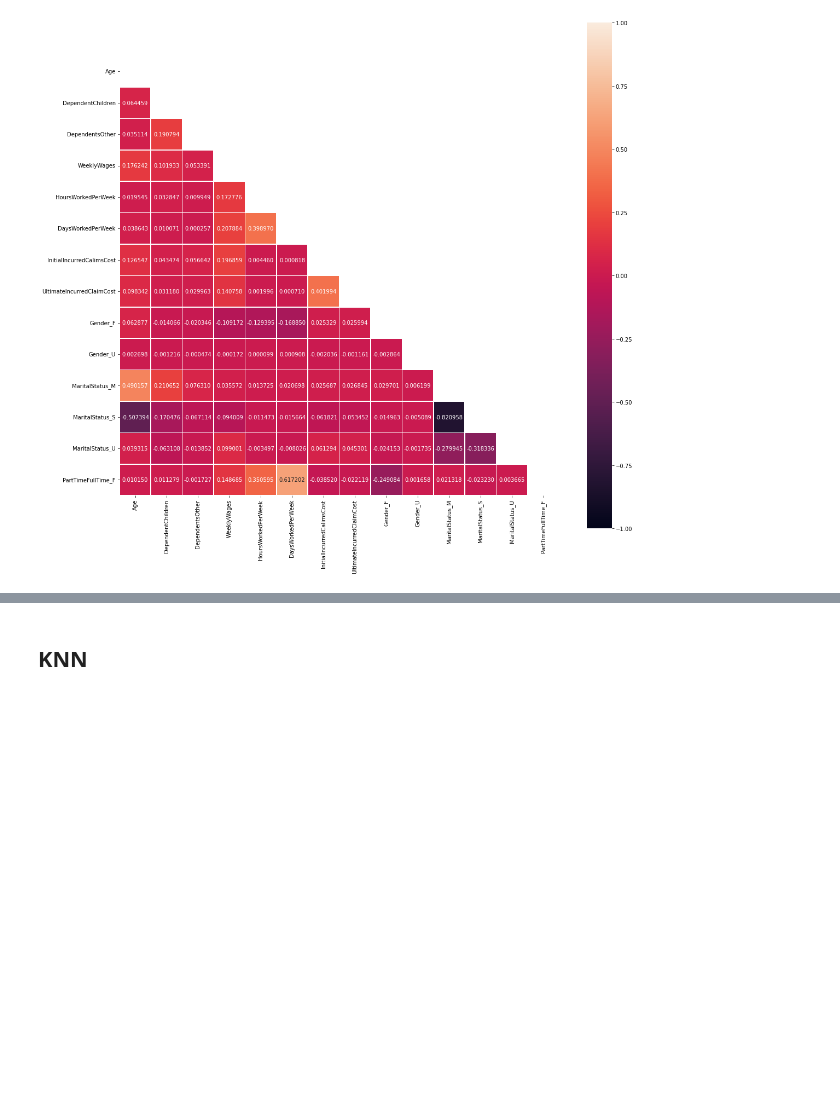
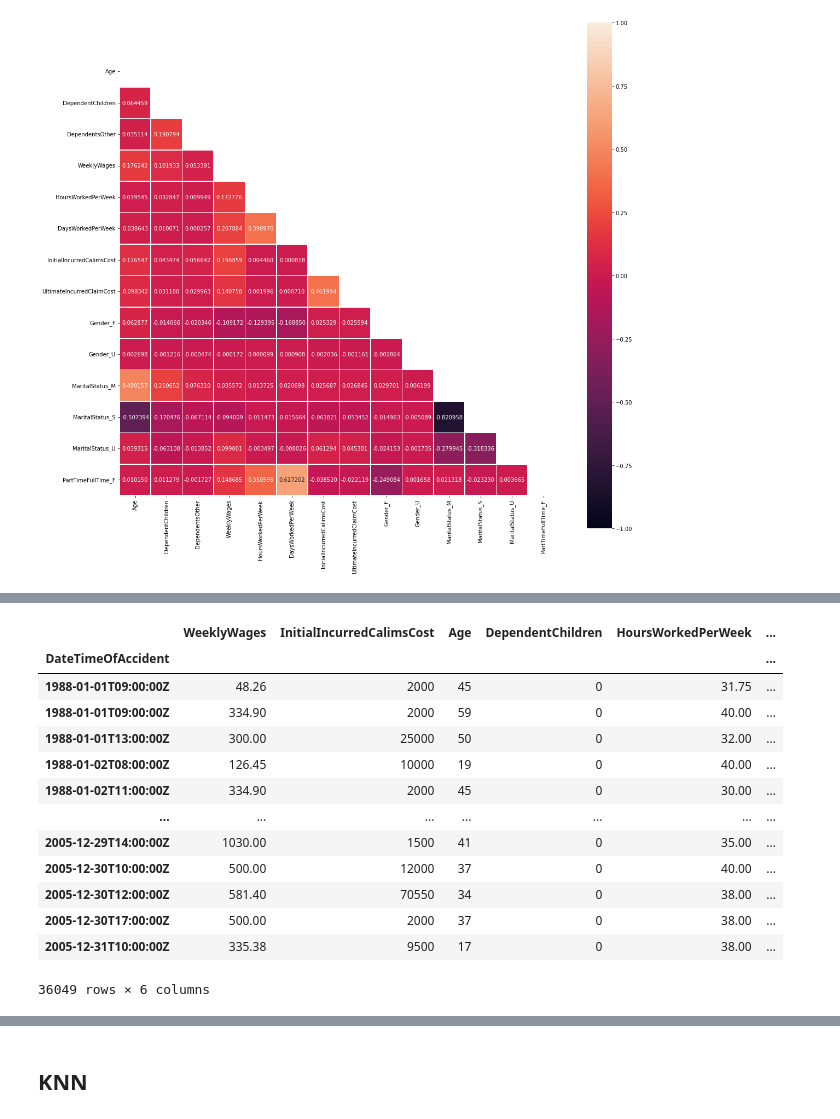
Before and after one commit to MariaBlancoGonzalez/MachineLearningTechniques, a Jupyter notebook: notebooks/SupervisedLearning.ipynb, the cells around one changed output, grey strips where cells are left out. Cells and saved outputs as stored; diff of their text form; code cells hidden in the pictures; blank space fills up the shorter version.

```diff
--- a/notebooks/SupervisedLearning.ipynb
+++ b/notebooks/SupervisedLearning.ipynb
@@ -315,5 +333,5 @@ plt.show()
 # %%
-features_selected = ['WeeklyWages', 'InitialIncurredCalimsCost','Age','DependentChildren','DependentsOther','UltimateIncurredClaimCost'] # 'HoursWorkedPerWeek',  'Age'
+features_selected = ['WeeklyWages', 'InitialIncurredCalimsCost','Age','DependentChildren','HoursWorkedPerWeek', 'UltimateIncurredClaimCost'] # 'HoursWorkedPerWeek',  'Age'
 # %%
 def get_last_years(df):
   time = df['DateTimeOfAccident'].to_numpy().tolist()
@@ -328,18 +347 @@ def get_last_years(df):
   print('Última poliza: ', time[-1])
-# %%
-df_regressor = df_regressor.set_index('DateTimeOfAccident')
-
-'''train = dft_sorted_by_acctime.loc['1988-01-01T09:00:00Z':'2003-01-01T00:00:00Z']
-test  = dft_sorted_by_acctime.loc['2003-01-01T05:00:00Z':]'''
-
-#test.reset_index(drop = True, inplace = True)
-
-train = df_regressor[features_selected]
-test = df_regressor['UltimateIncurredClaimCost']
-
-X_train, X_test, y_train, y_test = train_test_split(train, test, test_size=0.33, random_state=42)
-X_train.reset_index(drop = True, inplace = True)
-#df_regressor = df_regressor.reset_index(drop = True, inplace = True)
-# rest index avoid problems in cross validation
-print(train.head())
-train.head()
@@ -362,0 +351,18 @@ DateTimeOfAccident                 ...
+# %%
+df_regressor = df_regressor[features_selected]
+df_regressor
+# %% [output]
+|  | WeeklyWages | InitialIncurredCalimsCost | Age | DependentChildren | HoursWorkedPerWeek | ... |
+| DateTimeOfAccident |  |  |  |  |  | ... |
+| 1988-01-01T09:00:00Z | 48.26 | 2000 | 45 | 0 | 31.75 | ... |
+| 1988-01-01T09:00:00Z | 334.90 | 2000 | 59 | 0 | 40.00 | ... |
+| 1988-01-01T13:00:00Z | 300.00 | 25000 | 50 | 0 | 32.00 | ... |
+| 1988-01-02T08:00:00Z | 126.45 | 10000 | 19 | 0 | 40.00 | ... |
+| 1988-01-02T11:00:00Z | 334.90 | 2000 | 45 | 0 | 30.00 | ... |
+| ... | ... | ... | ... | ... | ... | ... |
+| 2005-12-29T14:00:00Z | 1030.00 | 1500 | 41 | 0 | 35.00 | ... |
+| 2005-12-30T10:00:00Z | 500.00 | 12000 | 37 | 0 | 40.00 | ... |
+| 2005-12-30T12:00:00Z | 581.40 | 70550 | 34 | 0 | 38.00 | ... |
+| 2005-12-30T17:00:00Z | 500.00 | 2000 | 37 | 0 | 38.00 | ... |
+| 2005-12-31T10:00:00Z | 335.38 | 9500 | 17 | 0 | 38.00 | ... |
+36049 rows × 6 columns
```
Also changed, not shown: parts of 31 cells of this notebook.
